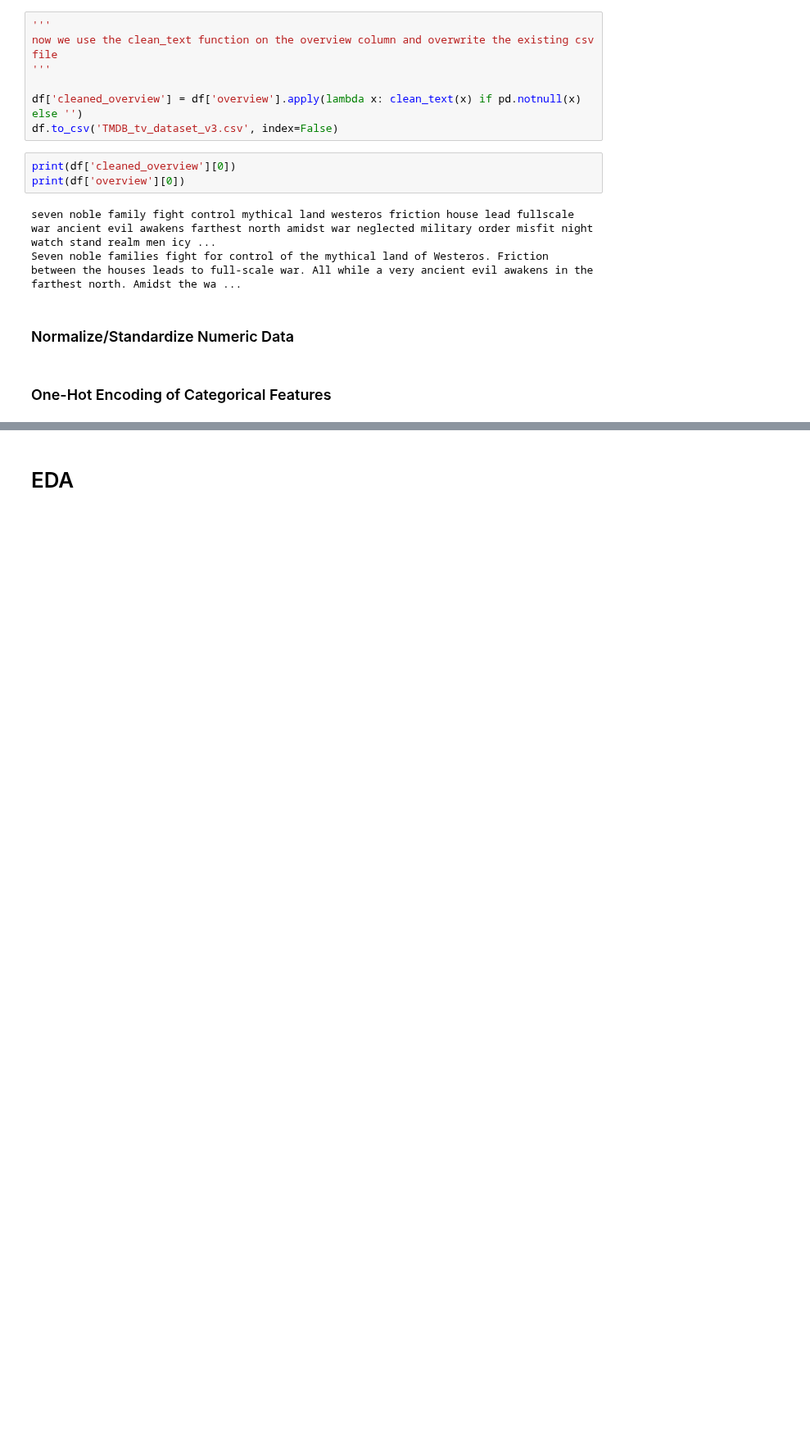
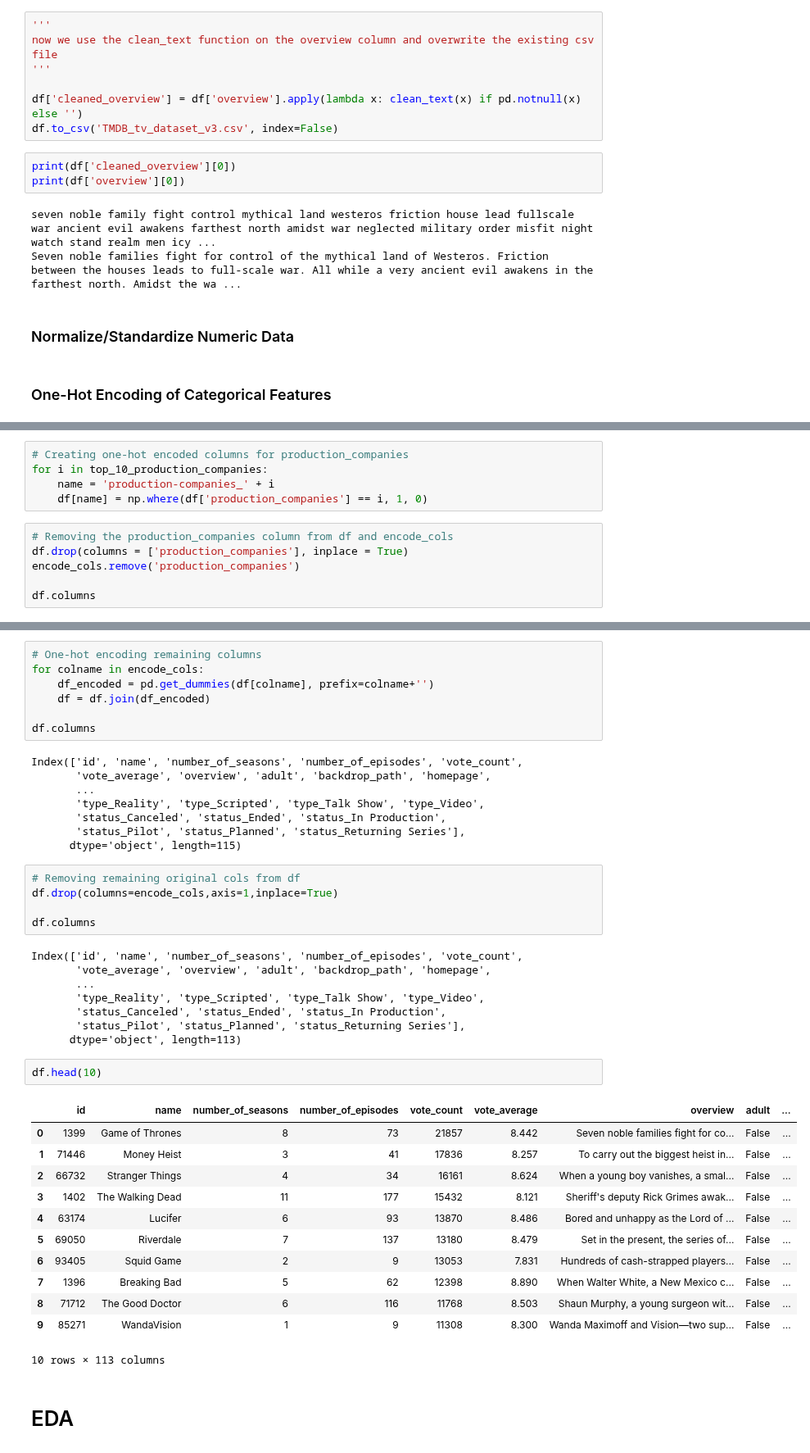
Before and after one commit to DirecTV-Team1A-NextGen-Rec/directv_tvrec, a Jupyter notebook: DirecTV_Group_Notebook.ipynb, the cells around one changed output, grey strips where cells are left out. Shown at 82% size. Drawn from its saved outputs; the diff is of its cells as text; blank space fills up the shorter version.

Commit message:
Began one-hot encoding columns

```diff
--- a/DirecTV_Group_Notebook.ipynb
+++ b/DirecTV_Group_Notebook.ipynb
@@ -316,0 +630,11 @@ Seven noble families fight for control of the mythical land of Westeros. Frictio
+# %%
+# Creating one-hot encoded columns for production_companies
+for i in top_10_production_companies:
+    name = 'production-companies_' + i
+    df[name] = np.where(df['production_companies'] == i, 1, 0)
+# %%
+# Removing the production_companies column from df and encode_cols
+df.drop(columns = ['production_companies'], inplace = True)
+encode_cols.remove('production_companies')
+
+df.columns
@@ -317,2 +653,45 @@ Seven noble families fight for control of the mythical land of Westeros. Frictio
+# %%
+# One-hot encoding remaining columns
+for colname in encode_cols:
+    df_encoded = pd.get_dummies(df[colname], prefix=colname+'')
+    df = df.join(df_encoded)
+
+df.columns
+# %% [output]
+Index(['id', 'name', 'number_of_seasons', 'number_of_episodes', 'vote_count',
+       'vote_average', 'overview', 'adult', 'backdrop_path', 'homepage',
+       ...
+       'type_Reality', 'type_Scripted', 'type_Talk Show', 'type_Video',
+       'status_Canceled', 'status_Ended', 'status_In Production',
+       'status_Pilot', 'status_Planned', 'status_Returning Series'],
+      dtype='object', length=115)
+# %%
+# Removing remaining original cols from df
+df.drop(columns=encode_cols,axis=1,inplace=True)
+
+df.columns
+# %% [output]
+Index(['id', 'name', 'number_of_seasons', 'number_of_episodes', 'vote_count',
+       'vote_average', 'overview', 'adult', 'backdrop_path', 'homepage',
+       ...
+       'type_Reality', 'type_Scripted', 'type_Talk Show', 'type_Video',
+       'status_Canceled', 'status_Ended', 'status_In Production',
+       'status_Pilot', 'status_Planned', 'status_Returning Series'],
+      dtype='object', length=113)
+# %%
+df.head(10)
+# %% [output]
+|  | id | name | number_of_seasons | number_of_episodes | vote_count | vote_average | overview | adult | ... |
+| 0 | 1399 | Game of Thrones | 8 | 73 | 21857 | 8.442 | Seven noble families fight for co... | False | ... |
+| 1 | 71446 | Money Heist | 3 | 41 | 17836 | 8.257 | To carry out the biggest heist in... | False | ... |
+| 2 | 66732 | Stranger Things | 4 | 34 | 16161 | 8.624 | When a young boy vanishes, a smal... | False | ... |
+| 3 | 1402 | The Walking Dead | 11 | 177 | 15432 | 8.121 | Sheriff's deputy Rick Grimes awak... | False | ... |
+| 4 | 63174 | Lucifer | 6 | 93 | 13870 | 8.486 | Bored and unhappy as the Lord of ... | False | ... |
+| 5 | 69050 | Riverdale | 7 | 137 | 13180 | 8.479 | Set in the present, the series of... | False | ... |
+| 6 | 93405 | Squid Game | 2 | 9 | 13053 | 7.831 | Hundreds of cash-strapped players... | False | ... |
+| 7 | 1396 | Breaking Bad | 5 | 62 | 12398 | 8.890 | When Walter White, a New Mexico c... | False | ... |
+| 8 | 71712 | The Good Doctor | 6 | 116 | 11768 | 8.503 | Shaun Murphy, a young surgeon wit... | False | ... |
+| 9 | 85271 | WandaVision | 1 | 9 | 11308 | 8.300 | Wanda Maximoff and Vision—two sup... | False | ... |
+10 rows × 113 columns
 # %% [markdown]
 # EDA
```
Also changed, not shown: parts of 37 cells of this notebook.
